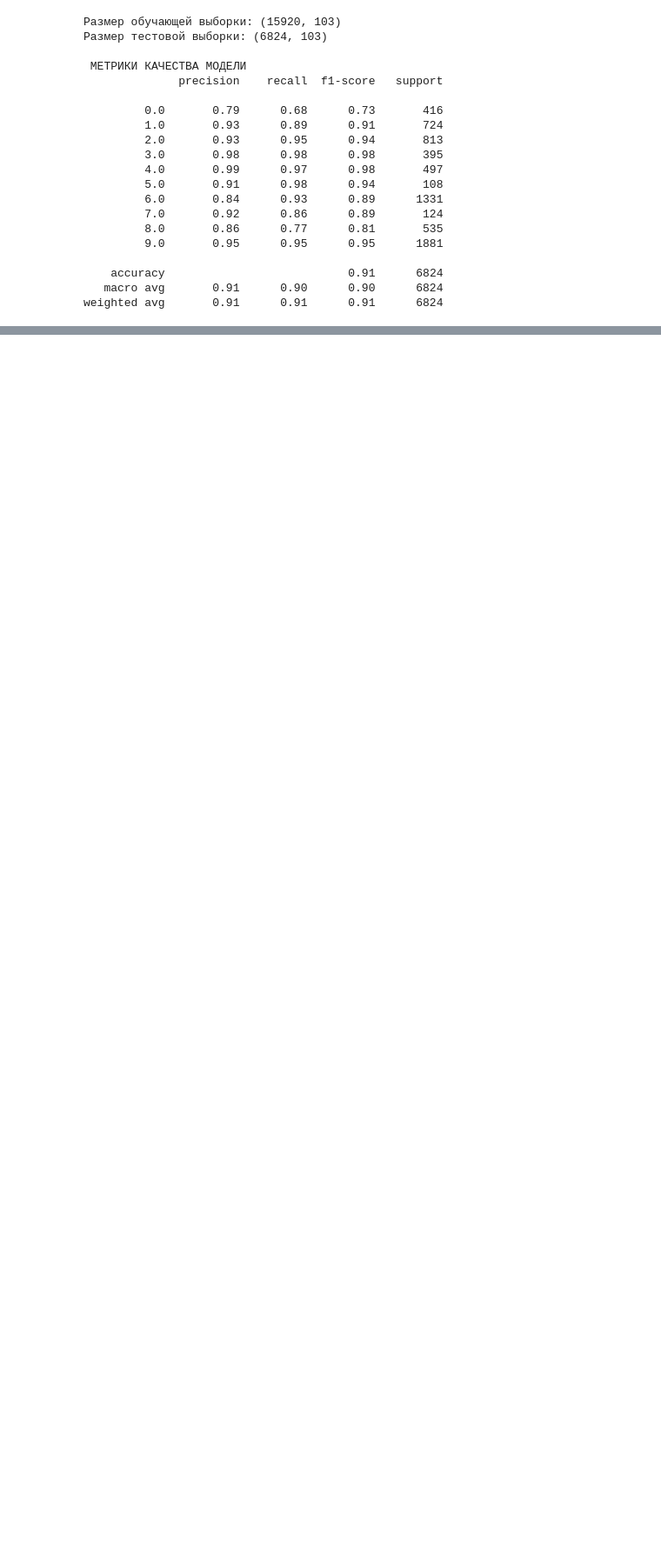
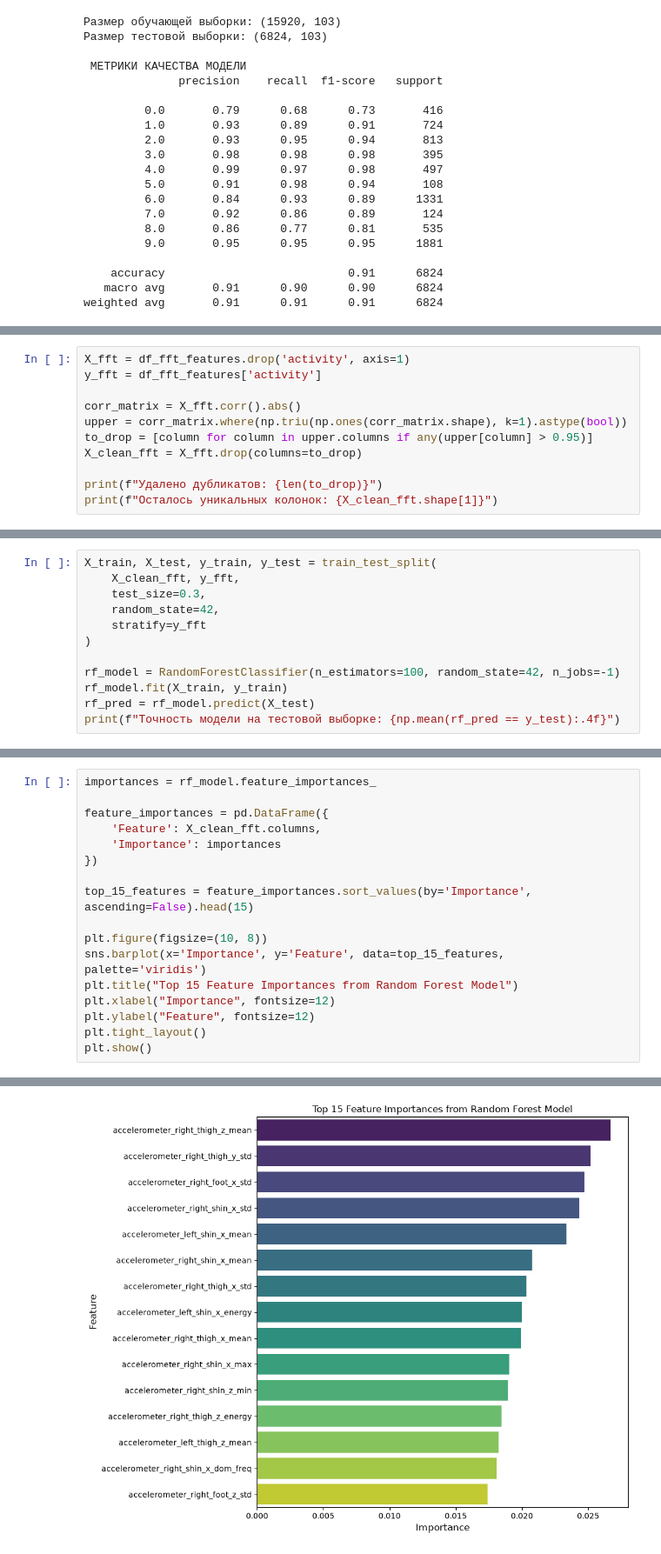
Before and after one commit to ginsengq/Human-Activity-Recognition-HAR, a Jupyter notebook: notebooks/01_eda.ipynb, the cells around one changed output, grey strips where cells are left out. Shown at 87% size. Drawn from its saved outputs; the diff is of its cells as text; blank space fills up the shorter version.

Commit message:
Update notebooks: EDA, feature engineering, model results; update src/main.py

```diff
--- a/notebooks/01_eda.ipynb
+++ b/notebooks/01_eda.ipynb
@@ -659,0 +661,11 @@ SyntaxError: invalid syntax (1447947587.py, line 30)
+# %%
+X_fft = df_fft_features.drop('activity', axis=1)
+y_fft = df_fft_features['activity']
+
+corr_matrix = X_fft.corr().abs()
+upper = corr_matrix.where(np.triu(np.ones(corr_matrix.shape), k=1).astype(bool))
+to_drop = [column for column in upper.columns if any(upper[column] > 0.95)]
+X_clean_fft = X_fft.drop(columns=to_drop)
+
+print(f"Удалено дубликатов: {len(to_drop)}")
+print(f"Осталось уникальных колонок: {X_clean_fft.shape[1]}")
@@ -659,0 +675,12 @@ SyntaxError: invalid syntax (1447947587.py, line 30)
+# %%
+X_train, X_test, y_train, y_test = train_test_split(
+    X_clean_fft, y_fft,
+    test_size=0.3,
+    random_state=42,
+    stratify=y_fft
+)
+
+rf_model = RandomForestClassifier(n_estimators=100, random_state=42, n_jobs=-1)
+rf_model.fit(X_train, y_train)
+rf_pred = rf_model.predict(X_test)
+print(f"Точность модели на тестовой выборке: {np.mean(rf_pred == y_test):.4f}")
@@ -659,0 +713,18 @@ SyntaxError: invalid syntax (1447947587.py, line 30)
+# %%
+importances = rf_model.feature_importances_
+
+feature_importances = pd.DataFrame({
+    'Feature': X_clean_fft.columns,
+    'Importance': importances
+})
+
+top_15_features = feature_importances.sort_values(by='Importance', ascending=False).head(15)
+
+plt.figure(figsize=(10, 8))
+sns.barplot(x='Importance', y='Feature', data=top_15_features, palette='viridis')
+plt.title("Top 15 Feature Importances from Random Forest Model")
+plt.xlabel("Importance", fontsize=12)
+plt.ylabel("Feature", fontsize=12)
+plt.tight_layout()
+plt.show()
+# %% [output]
@@ -659,0 +734 @@ SyntaxError: invalid syntax (1447947587.py, line 30)
+[figure, added]
```
Also changed, not shown: parts of 8 cells of this notebook, 2 other files.
